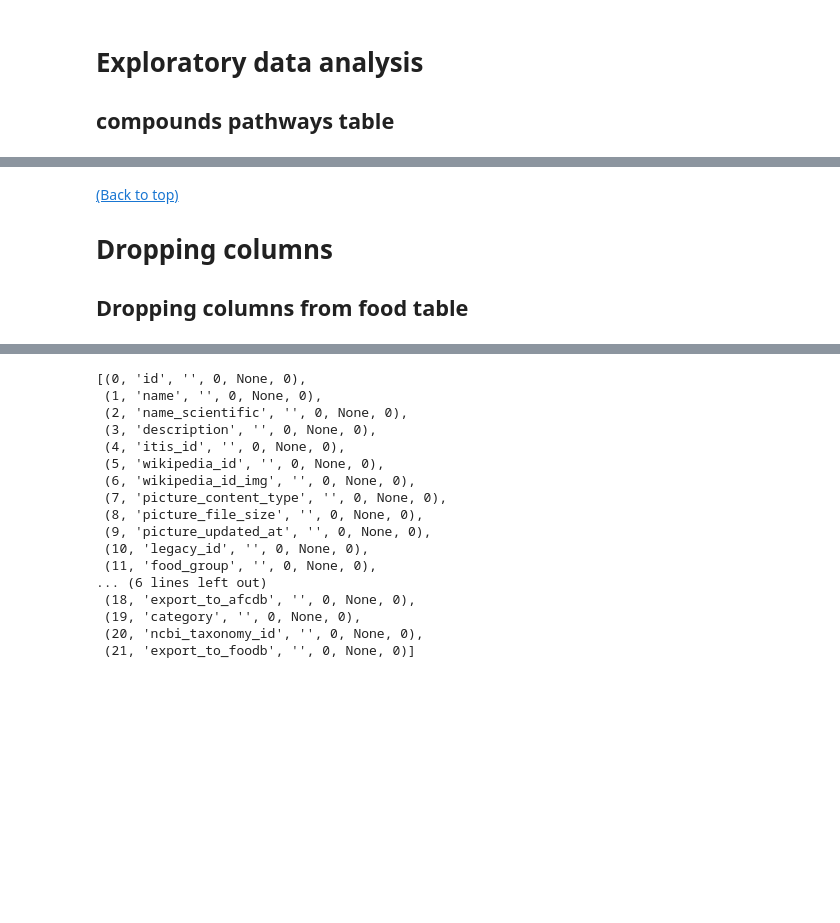
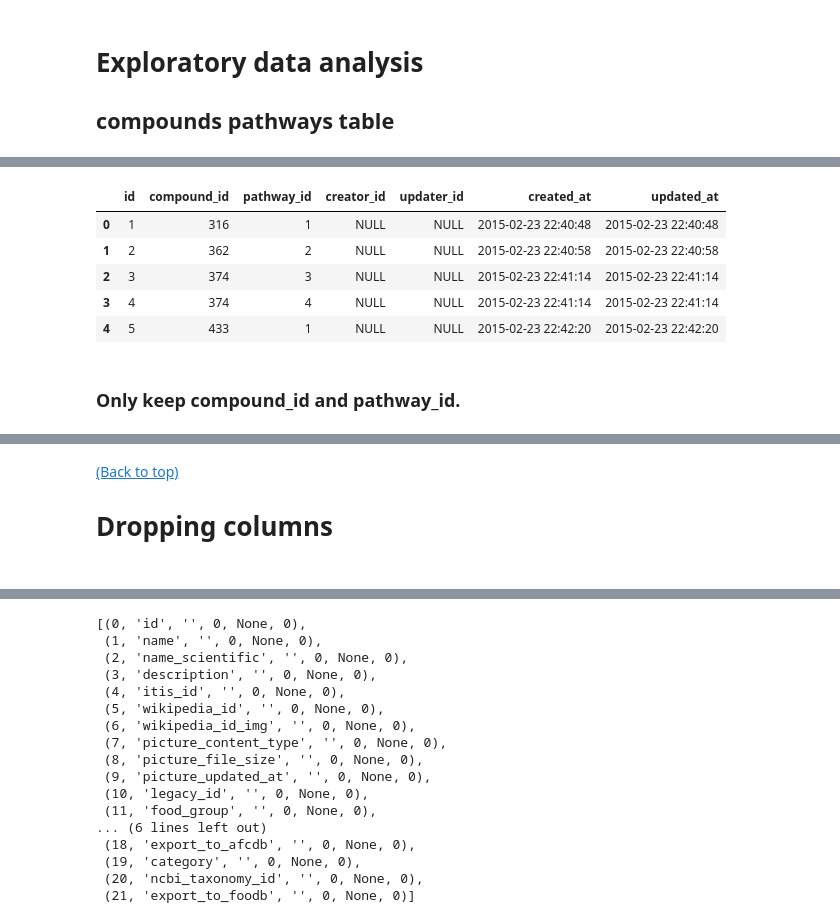
Before and after one commit to ssrosa/mod03project_sandbox, a Jupyter notebook: index.ipynb, the cells around one changed output, grey strips where cells are left out. Saved outputs shown, nothing was run; the diff lists cells and outputs as text; code cells hidden in the pictures; blank space fills up the shorter version.

```diff
--- a/index.ipynb
+++ b/index.ipynb
@@ -1024,7 +1326,17 @@ compounds_pathways = pd.read_sql_query('''SELECT cp.*
+# %%
+compounds_pathways.head()
+# %% [output]
+|  | id | compound_id | pathway_id | creator_id | updater_id | created_at | updated_at |
+| 0 | 1 | 316 | 1 | NULL | NULL | 2015-02-23 22:40:48 | 2015-02-23 22:40:48 |
+| 1 | 2 | 362 | 2 | NULL | NULL | 2015-02-23 22:40:58 | 2015-02-23 22:40:58 |
+| 2 | 3 | 374 | 3 | NULL | NULL | 2015-02-23 22:41:14 | 2015-02-23 22:41:14 |
+| 3 | 4 | 374 | 4 | NULL | NULL | 2015-02-23 22:41:14 | 2015-02-23 22:41:14 |
+| 4 | 5 | 433 | 1 | NULL | NULL | 2015-02-23 22:42:20 | 2015-02-23 22:42:20 |
+# %% [markdown]
+### Only keep compound_id and pathway_id.
 # %% [markdown]
 <a id = 'droppingcolumns'></a>
 # %% [markdown]
 [(Back to top)](#top)
 
 # Dropping columns
-## Dropping columns from food table
@@ -1050,0 +1343,2 @@ COMMIT;
+# %% [markdown]
+<a id = 'dropcol_foods'></a>
```
Also changed, not shown: parts of 176 cells of this notebook.
